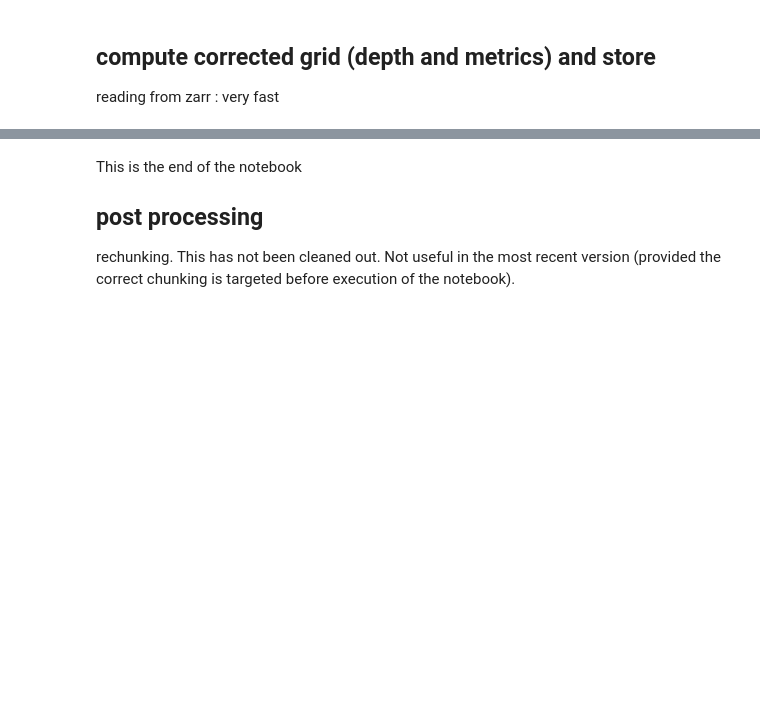
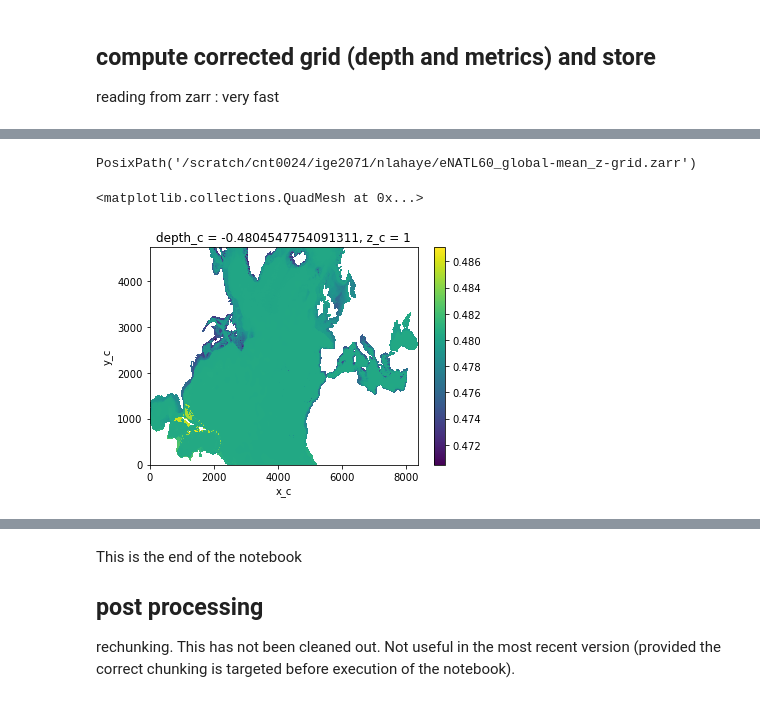
Before and after one commit to NoeLahaye/ITideNATL, a Jupyter notebook: processing/pre_proj/comp_mean_grid.ipynb, the cells around one changed output, grey strips where cells are left out. Drawn from its saved outputs; the diff is of its cells as text; code cells hidden in the pictures; blank space fills up the shorter version.

```diff
--- a/processing/pre_proj/comp_mean_grid.ipynb
+++ b/processing/pre_proj/comp_mean_grid.ipynb
@@ -36,8 +40,8 @@ grid_dir = scratch #Path("/store/CT1/hmg2840/lbrodeau/eNATL60/eNATL60-I/")
 mean_dir = Path("/work/CT1/ige2071/SHARED/mean")
 out_dir = scratch
 
-avg_type = "30d" # "30d" or "global"
-avg_date = "20091227" # will be ignored if avg_type is "global"
+avg_type = "global" # "30d" or "global"
+avg_date = "20091028" # will be ignored if avg_type is "global"
 
 grid_fname = "mesh_mask_eNATL60_3.6.nc"
 ssh_fname = "_".join([avg_type, "mean_gridT-2D"])+".zarr"
@@ -214,4 +231,15 @@ Wall time: 52.2 s
 <xarray.backends.zarr.ZarrStore at 0x...>
+# %%
+out_file
+# %% [output]
+PosixPath('/scratch/cnt0024/ige2071/nlahaye/eNATL60_global-mean_z-grid.zarr')
+# %%
+dsr = xr.open_zarr(out_file)
+slih = slice(0, None, 10)
+(dsr.sossheig - dsr.depth_c_3d.isel(z_c=0)).isel(x_c=slih, y_c=slih).plot()
+# %% [output]
+<matplotlib.collections.QuadMesh at 0x...>
+[figure, added]
 # %%
 client.close()
 cluster.close()
```
Also changed, not shown: parts of 8 cells of this notebook, 7 other files.
